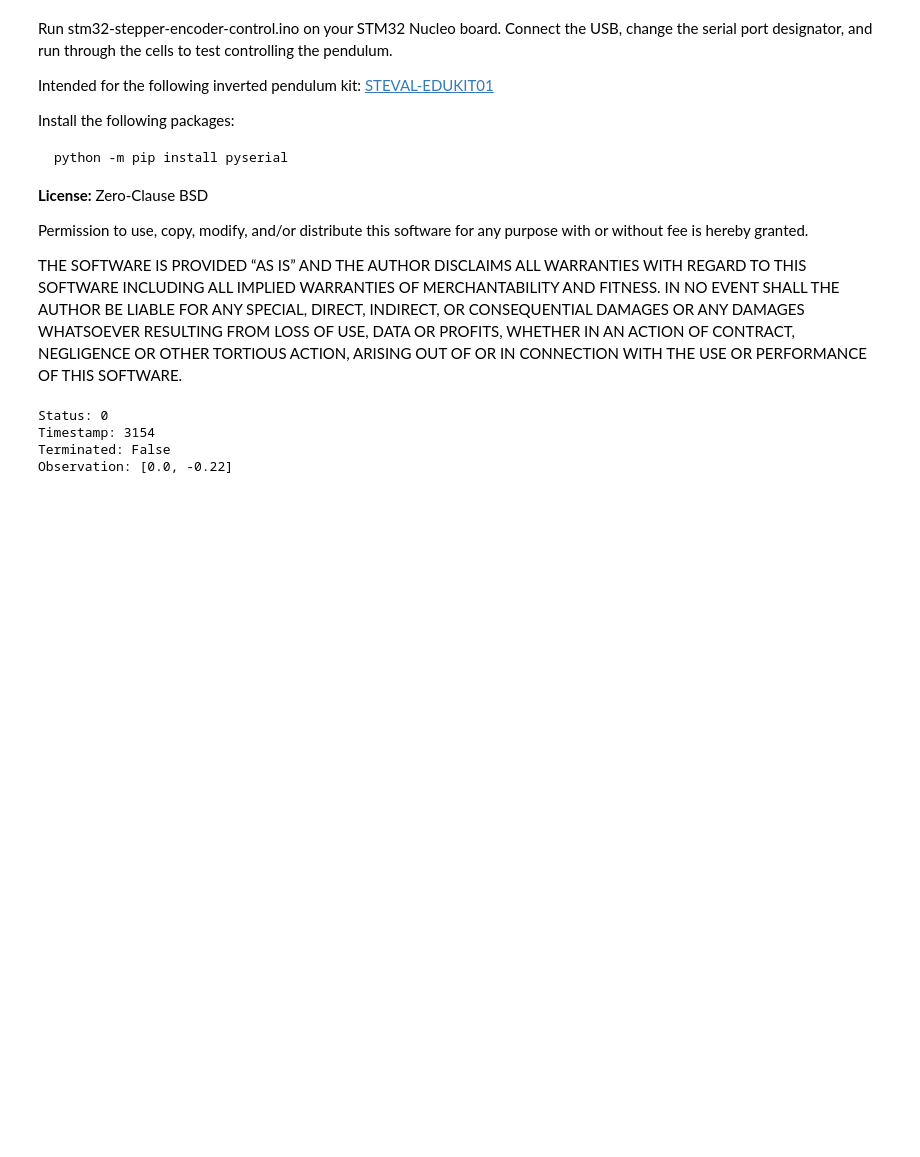
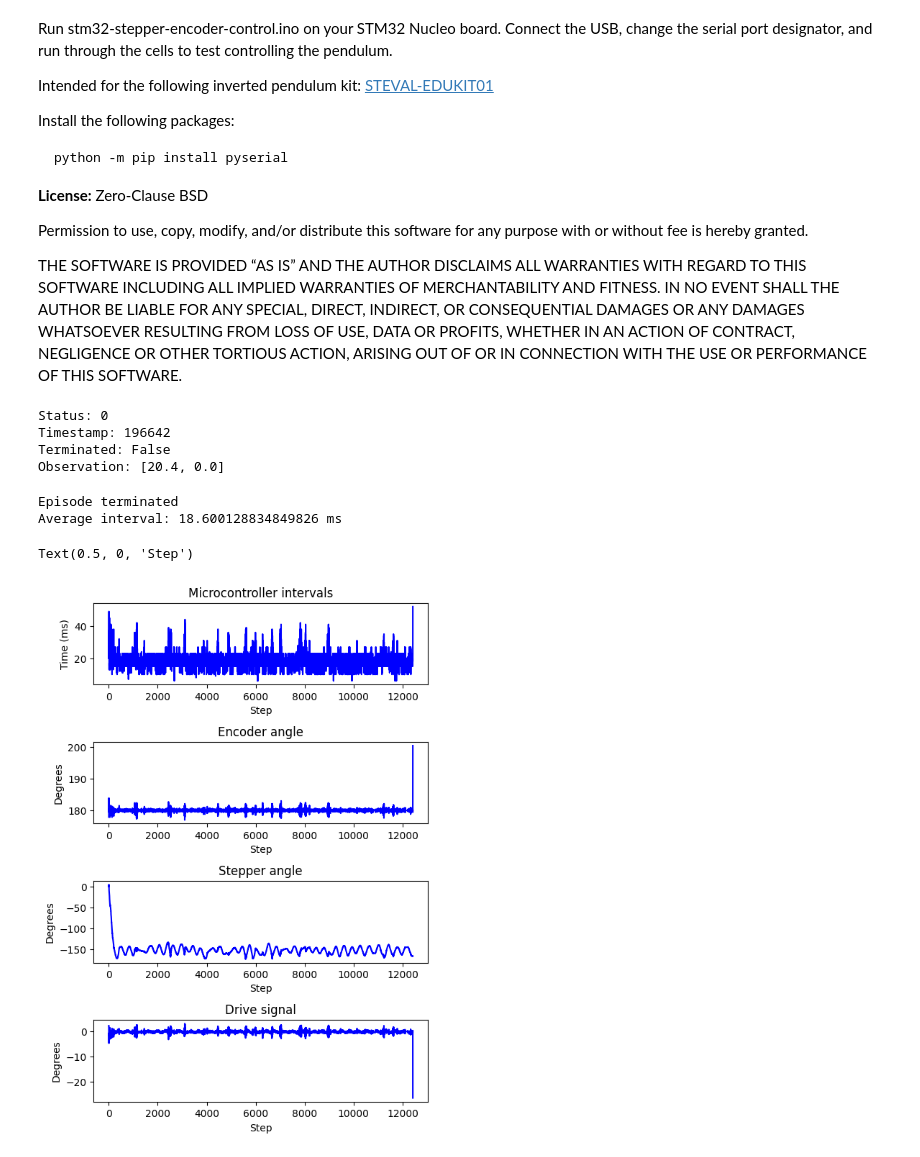
Before and after one commit to ShawnHymel/pendulum-pid, a Jupyter notebook: pendulum-pid.ipynb, the cells around one changed output. Saved outputs shown, nothing was run; the diff lists cells and outputs as text; code cells hidden in the pictures; blank space fills up the shorter version.

```diff
--- a/pendulum-pid.ipynb
+++ b/pendulum-pid.ipynb
@@ -45,6 +45,7 @@ CMD_SET_HOME = 0        # Set current stepper position as home (0 deg)
 CMD_MOVE_TO = 1         # Move stepper to a particular position (deg)
 CMD_MOVE_BY = 2         # Move stepper by a given amount (deg)
 CMD_SET_STEP_MODE = 3   # Set step mode
+CMD_SET_BLOCK_MODE = 4  # Set blocking mode
 STEP_MODE_1 = 0         # 1 division per step
 STEP_MODE_2 = 1         # 2 divisions per step
 STEP_MODE_4 = 2         # 4 divisions per step
@@ -67,6 +68,7 @@ if ret is not StatusCode.OK:
 # %%
 # Test control
 resp = ctrl.step(CMD_SET_STEP_MODE, [STEP_MODE_8])
+resp = ctrl.step(CMD_SET_BLOCK_MODE, [1])
 resp = ctrl.step(CMD_SET_HOME, [0])
 resp = ctrl.step(CMD_MOVE_BY, [-90.0])
 if resp:
@@ -79,19 +81,19 @@ else:
     print("ERROR: Could not communicate with Arduino")
 # %% [output]
 Status: 0
-Timestamp: 3154
+Timestamp: 196642
 Terminated: False
-Observation: [0.0, -0.22]
+Observation: [20.4, 0.0]
 # %%
 # PID controller constants for tuning
-K_P = 0.5
-K_I = 0.01
-K_D = 0.005
+K_P = 1
+K_I = 0.005
+K_D = 0.000
 BIAS = 0
 
 # Other controller constants
 SETPOINT = 180
-NUM_STEPS = 100000
+NUM_STEPS = 1000000
 ENC_GUARD_DEGS = [160, 200]
 STEP_MODE = STEP_MODE_8
 
@@ -152,31 +154,39 @@ for i in range(NUM_STEPS):
         print("Episode terminated")
         break
 
+# Calculate average interval
+print(f"Average interval: {sum(intervals) / len(intervals)} ms")
+
 # Create plots
 fig, ax = plt.subplots(4, 1, figsize=(6, 9))
 plt.subplots_adjust(hspace=0.7)
 
 # Plot intervals measured from microcontroller
 ax[0].plot(intervals, color='blue')
 ax[0].set_title("Microcontroller intervals")
 ax[0].set_ylabel("Time (ms)")
 ax[0].set_xlabel("Step")
 
 # Plot setpoint and encoder degrees
 ax[1].plot([SETPOINT] * len(enc_degs), color='red')
 ax[1].plot(enc_degs, color='blue')
 ax[1].set_title("Encoder angle")
 ax[1].set_ylabel("Degrees")
 ax[1].set_xlabel("Step")
 
 # Plot stepper degrees
 ax[2].plot(stp_degs, color='blue')
 ax[2].set_title("Stepper angle")
 ax[2].set_ylabel("Degrees")
 ax[2].set_xlabel("Step")
 
 # Plot output signals
 ax[3].plot(move_degs, color='blue')
 ax[3].set_title("Drive signal")
 ax[3].set_ylabel("Degrees")
 ax[3].set_xlabel("Step")
+# %% [output]
+Episode terminated
+Average interval: 18.600128834849826 ms
+Text(0.5, 0, 'Step')
+[figure, added]
```
Also changed, not shown: parts of 1 cell of this notebook, 1 other file.
